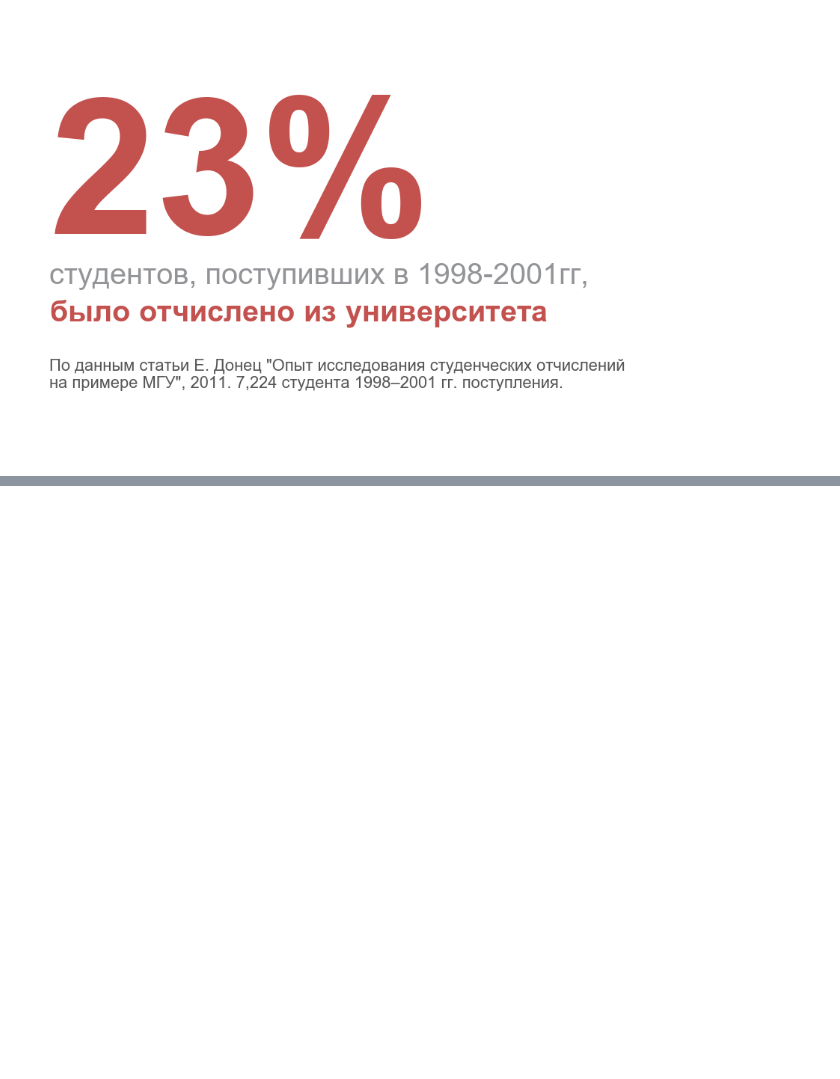
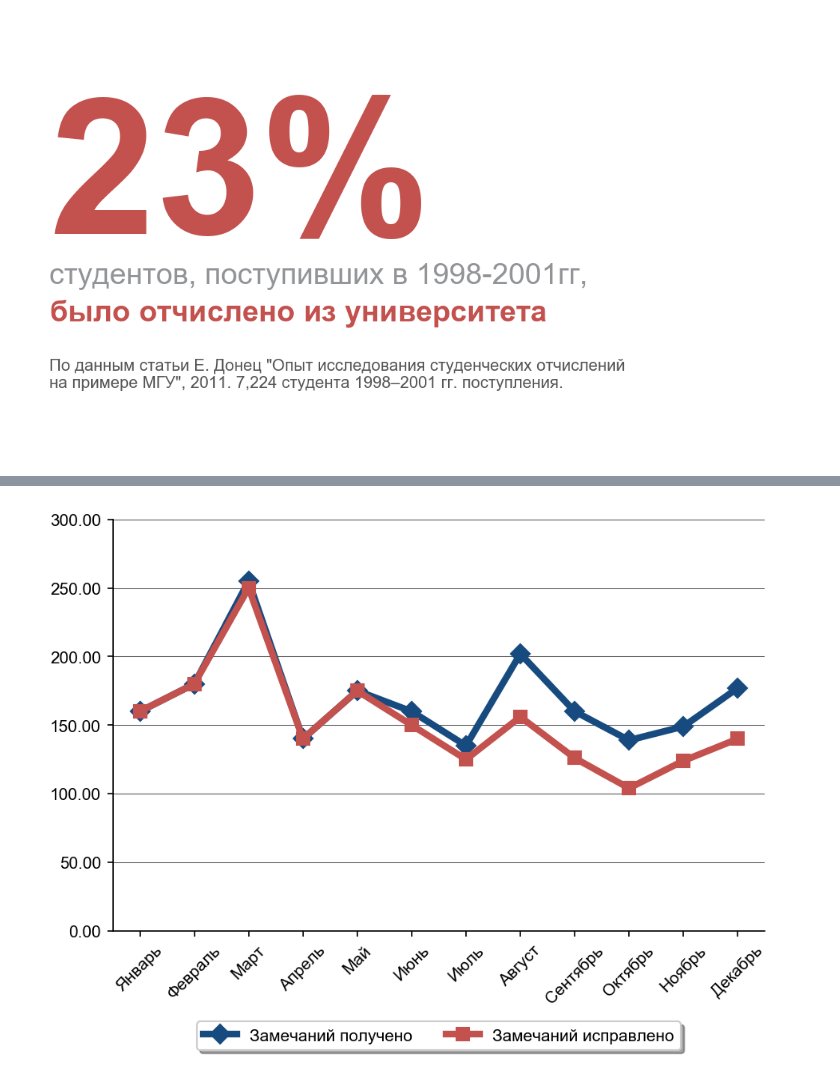
Before and after one commit to empathy87/storytelling-with-data, a Jupyter notebook: talks/winter_school/presentation plots.ipynb, the cells around one changed output, grey strips where cells are left out. Cells and saved outputs as stored; diff of their text form; code cells hidden in the pictures; blank space fills up the shorter version.

```diff
--- a/talks/winter_school/presentation plots.ipynb
+++ b/talks/winter_school/presentation plots.ipynb
@@ -181,0 +219,22 @@ Text(-0.15,0.14,'По данным статьи Е. Донец "Опыт исс
+# %%
+fig, ax1 = plt.subplots(figsize=(8.2, 6.09), dpi=150)
+fig.subplots_adjust(left=0.104, right=0.768, top=0.751, bottom=0.187)
+ax1.plot(range(12), Z, 'D-', linewidth=4, color=BLUE1, markersize=8, label='Замечаний получено')
+ax1.plot(range(12), Y, 's-', linewidth=4, color=RED1, markersize=8, label='Замечаний исправлено')
+ax1.set_xlim([-0.5, 11.5])
+ax1.set_ylim([0, 300])
+plt.setp(ax1,
+         xticks=list(range(12)),
+         xticklabels=X2,
+         yticks=list(range(0, 350, 50)),
+         yticklabels=['0.00', '50.00', '100.00', '150.00',
+                      '200.00', '250.00', '300.00'])
+plt.xticks(rotation=45)
+plt.grid(color=GRAY3, linestyle='-', linewidth=0.5, axis='y')
+ax1.legend(loc='upper center', bbox_to_anchor=(0.5, -0.2),
+          fancybox=True, shadow=True, ncol=5)
+ax1.spines['top'].set_visible(False)
+ax1.spines['right'].set_visible(False)
+pass
+# %% [output]
+[figure, added]
```
Also changed, not shown: parts of 18 cells of this notebook, 25 other files.
